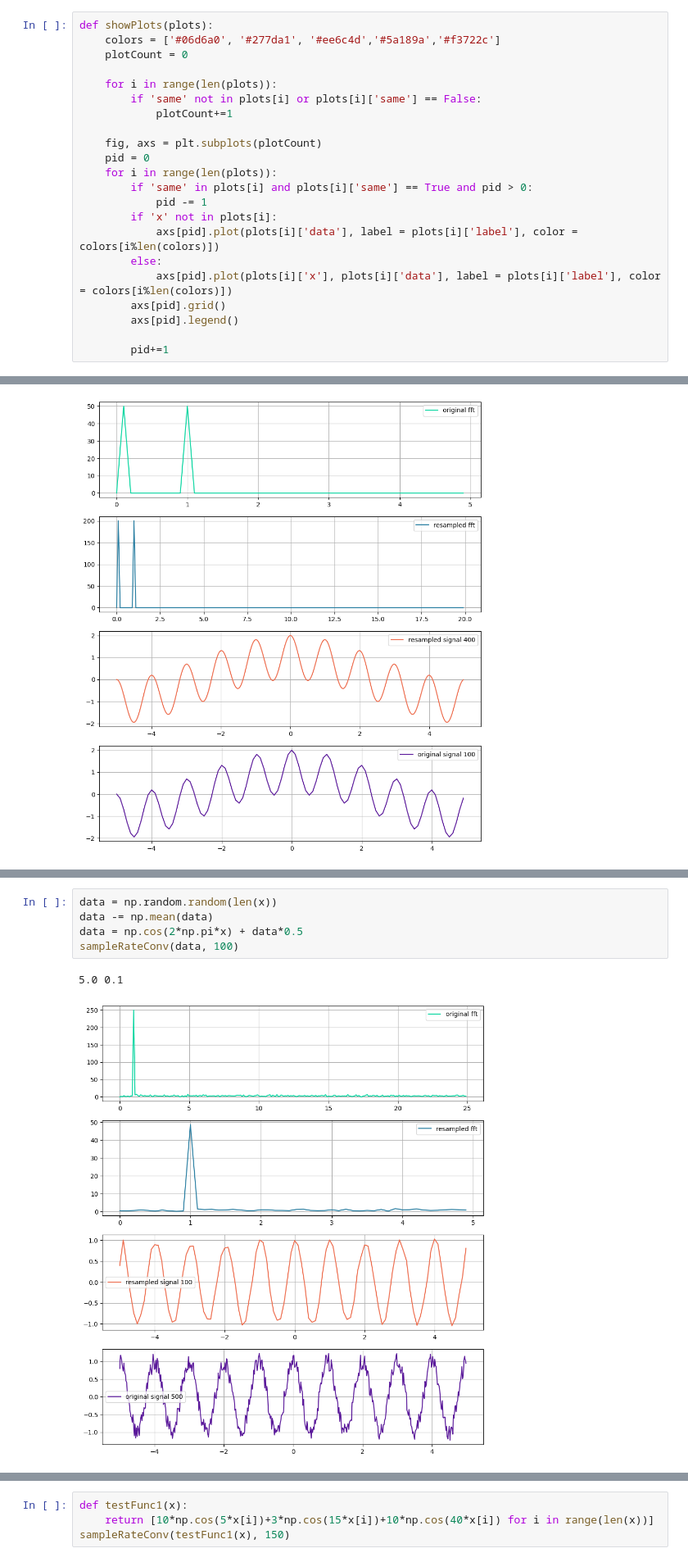
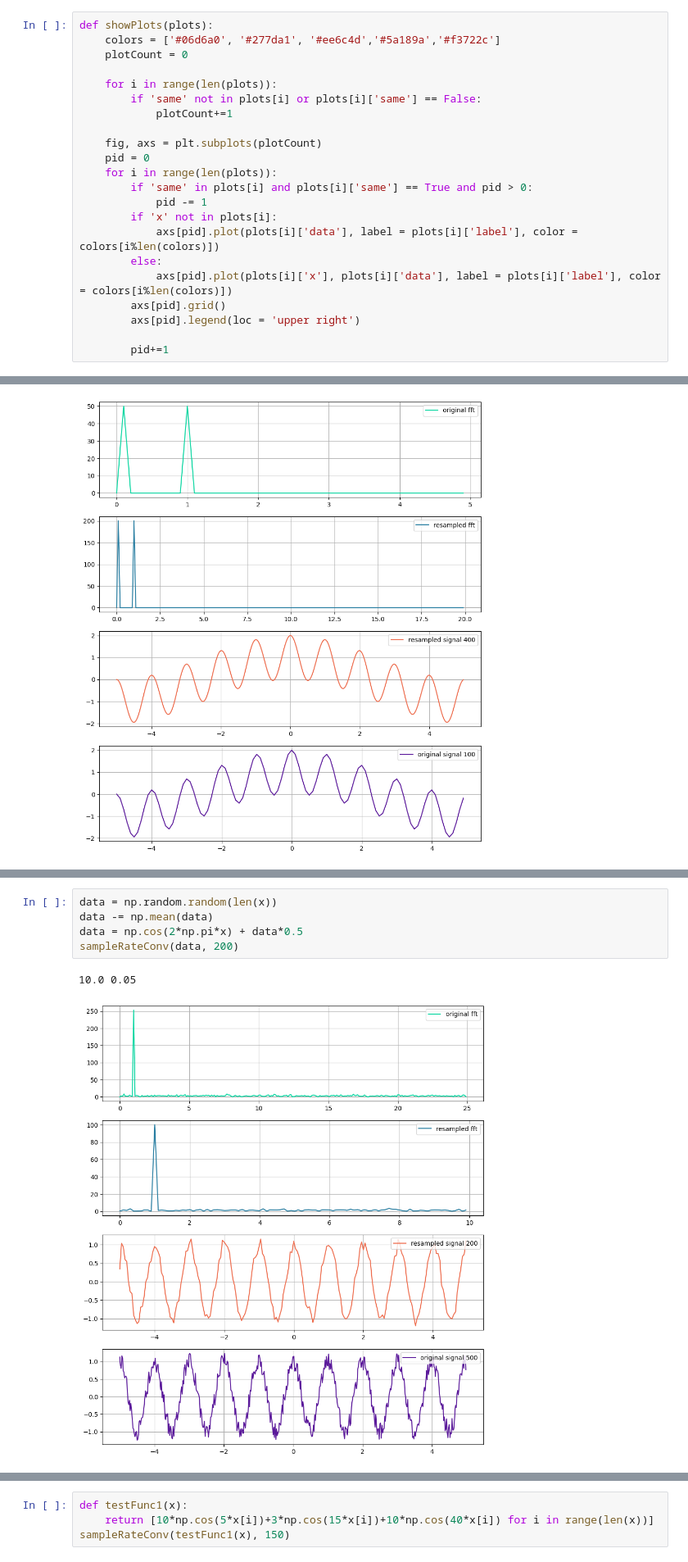
Before and after one commit to Altair200333/dataProcessing_nsu, a Jupyter notebook: task6_discr.ipynb, the cells around one changed output, grey strips where cells are left out. Shown at 82% size. Saved outputs shown, nothing was run; the diff lists cells and outputs as text.

```diff
--- a/task6_discr.ipynb
+++ b/task6_discr.ipynb
@@ -134,7 +135,7 @@ def showPlots(plots):
         else:
             axs[pid].plot(plots[i]['x'], plots[i]['data'], label = plots[i]['label'], color = colors[i%len(colors)])
         axs[pid].grid()
-        axs[pid].legend()
+        axs[pid].legend(loc = 'upper right')
 
         pid+=1
 # %%
@@ -171,9 +172,9 @@ sampleRateConv(data, 4000)
 # %%
 data = np.random.random(len(x))
 data -= np.mean(data)
 data = np.cos(2*np.pi*x) + data*0.5
-sampleRateConv(data, 100)
+sampleRateConv(data, 200)
 # %% [output]
-5.0 0.1
+10.0 0.05
-[figure, old version]
+[figure, new version]
 # %%
```
Also changed, not shown: parts of 6 cells of this notebook, 1 other file.
